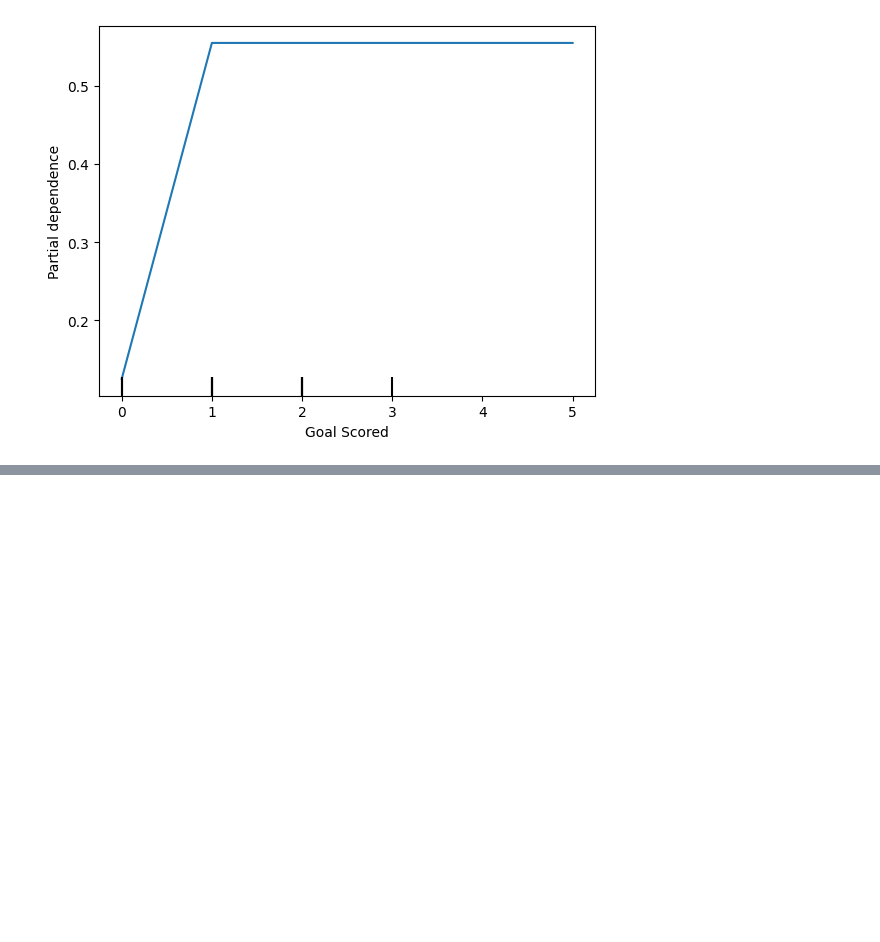
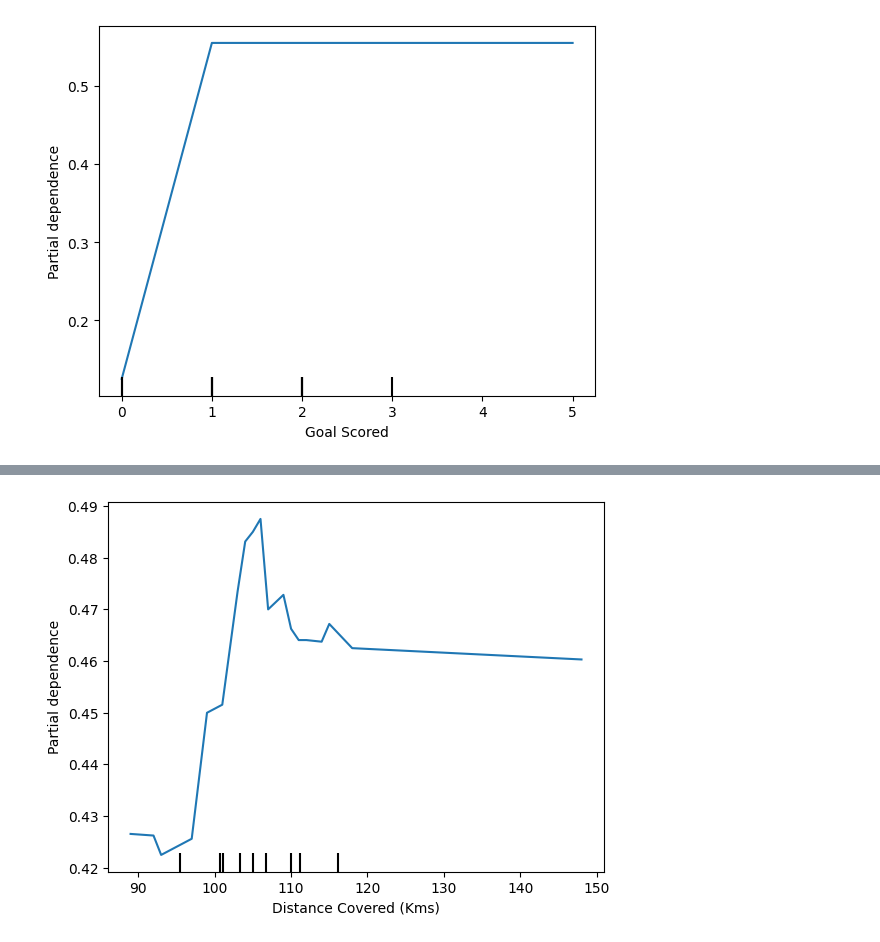
Before and after one commit to Grashch/Kaggle_tasks, a Jupyter notebook: Partial_Plots.ipynb, the cells around one changed output, grey strips where cells are left out. Drawn from its saved outputs; the diff is of its cells as text; code cells hidden in the pictures; blank space fills up the shorter version.

```diff
--- a/Partial_Plots.ipynb
+++ b/Partial_Plots.ipynb
@@ -34,0 +41,6 @@ plt.show()
+# %%
+rf_model = RandomForestClassifier(random_state=0).fit(train_X, train_y)
+disp3 = PartialDependenceDisplay.from_estimator(rf_model, val_X, [features_for_plot])
+plt.show()
+# %% [output]
+[figure, added]
```
Also changed, not shown: parts of 3 cells of this notebook.
